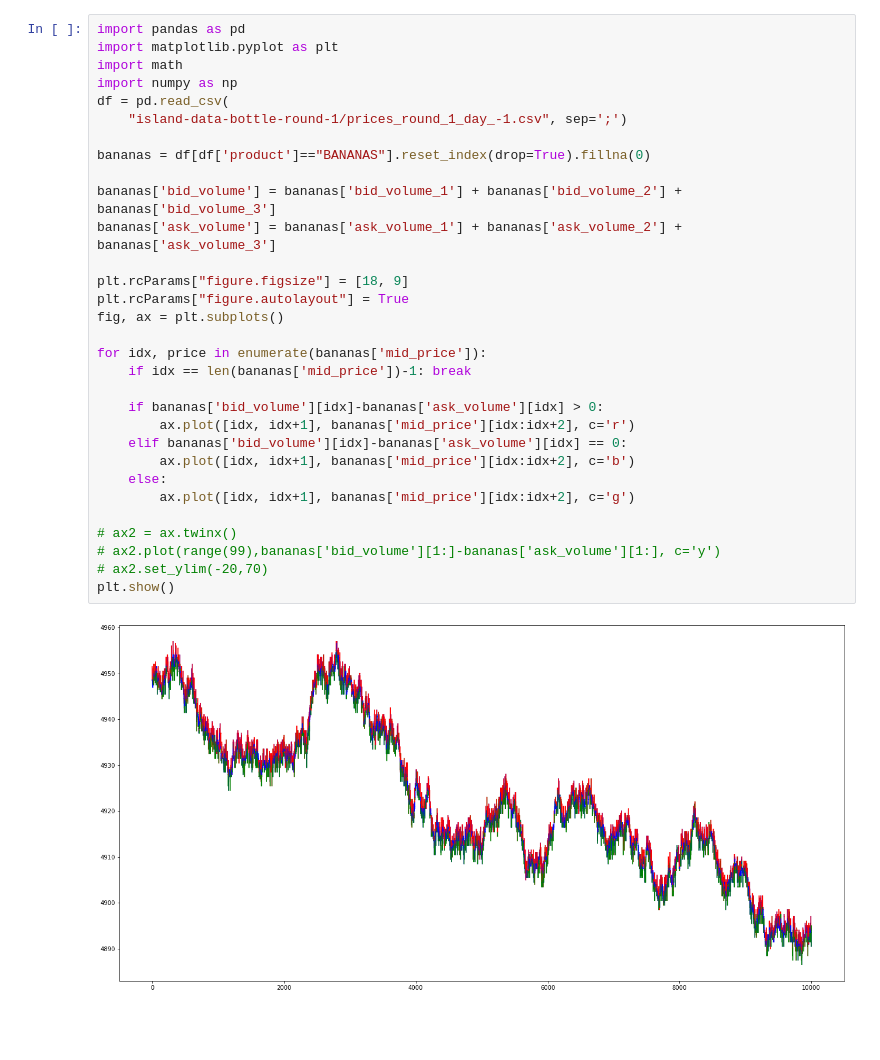
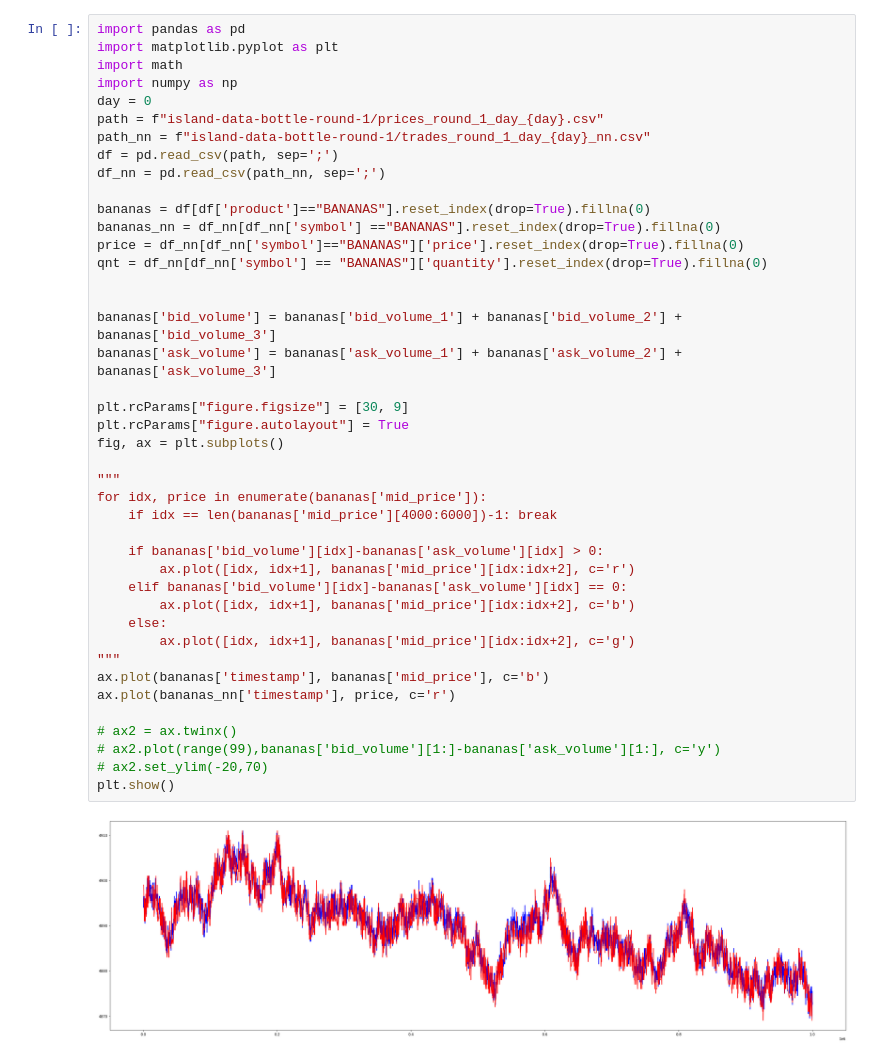
Before and after one commit to jcgs2503/IMC_Prosperity_IDK, a Jupyter notebook: data_analyzer.ipynb, the cells around one changed output. Drawn from its saved outputs; the diff is of its cells as text; blank space fills up the shorter version.

```diff
--- a/data_analyzer.ipynb
+++ b/data_analyzer.ipynb
@@ -1,33 +1,44 @@
 # %%
 import pandas as pd
 import matplotlib.pyplot as plt
 import math
 import numpy as np
-df = pd.read_csv(
-    "island-data-bottle-round-1/prices_round_1_day_-1.csv", sep=';')
+day = 0
+path = f"island-data-bottle-round-1/prices_round_1_day_{day}.csv"
+path_nn = f"island-data-bottle-round-1/trades_round_1_day_{day}_nn.csv"
+df = pd.read_csv(path, sep=';')
+df_nn = pd.read_csv(path_nn, sep=';')
 
 bananas = df[df['product']=="BANANAS"].reset_index(drop=True).fillna(0)
+bananas_nn = df_nn[df_nn['symbol'] =="BANANAS"].reset_index(drop=True).fillna(0)
+price = df_nn[df_nn['symbol']=="BANANAS"]['price'].reset_index(drop=True).fillna(0)
+qnt = df_nn[df_nn['symbol'] == "BANANAS"]['quantity'].reset_index(drop=True).fillna(0)
+
 
 bananas['bid_volume'] = bananas['bid_volume_1'] + bananas['bid_volume_2'] + bananas['bid_volume_3']
 bananas['ask_volume'] = bananas['ask_volume_1'] + bananas['ask_volume_2'] + bananas['ask_volume_3']
 
-plt.rcParams["figure.figsize"] = [18, 9]
+plt.rcParams["figure.figsize"] = [30, 9]
 plt.rcParams["figure.autolayout"] = True
 fig, ax = plt.subplots()
 
+"""
 for idx, price in enumerate(bananas['mid_price']):
-    if idx == len(bananas['mid_price'])-1: break
+    if idx == len(bananas['mid_price'][4000:6000])-1: break
 
     if bananas['bid_volume'][idx]-bananas['ask_volume'][idx] > 0:
         ax.plot([idx, idx+1], bananas['mid_price'][idx:idx+2], c='r')
     elif bananas['bid_volume'][idx]-bananas['ask_volume'][idx] == 0:
         ax.plot([idx, idx+1], bananas['mid_price'][idx:idx+2], c='b')
     else:
         ax.plot([idx, idx+1], bananas['mid_price'][idx:idx+2], c='g')
+"""
+ax.plot(bananas['timestamp'], bananas['mid_price'], c='b')
+ax.plot(bananas_nn['timestamp'], price, c='r')
 
 # ax2 = ax.twinx()
 # ax2.plot(range(99),bananas['bid_volume'][1:]-bananas['ask_volume'][1:], c='y')
 # ax2.set_ylim(-20,70)
 plt.show()
 # %% [output]
-[figure, old version]
+[figure, new version]
```
Also changed, not shown: parts of 2 cells of this notebook, 3 other files.
